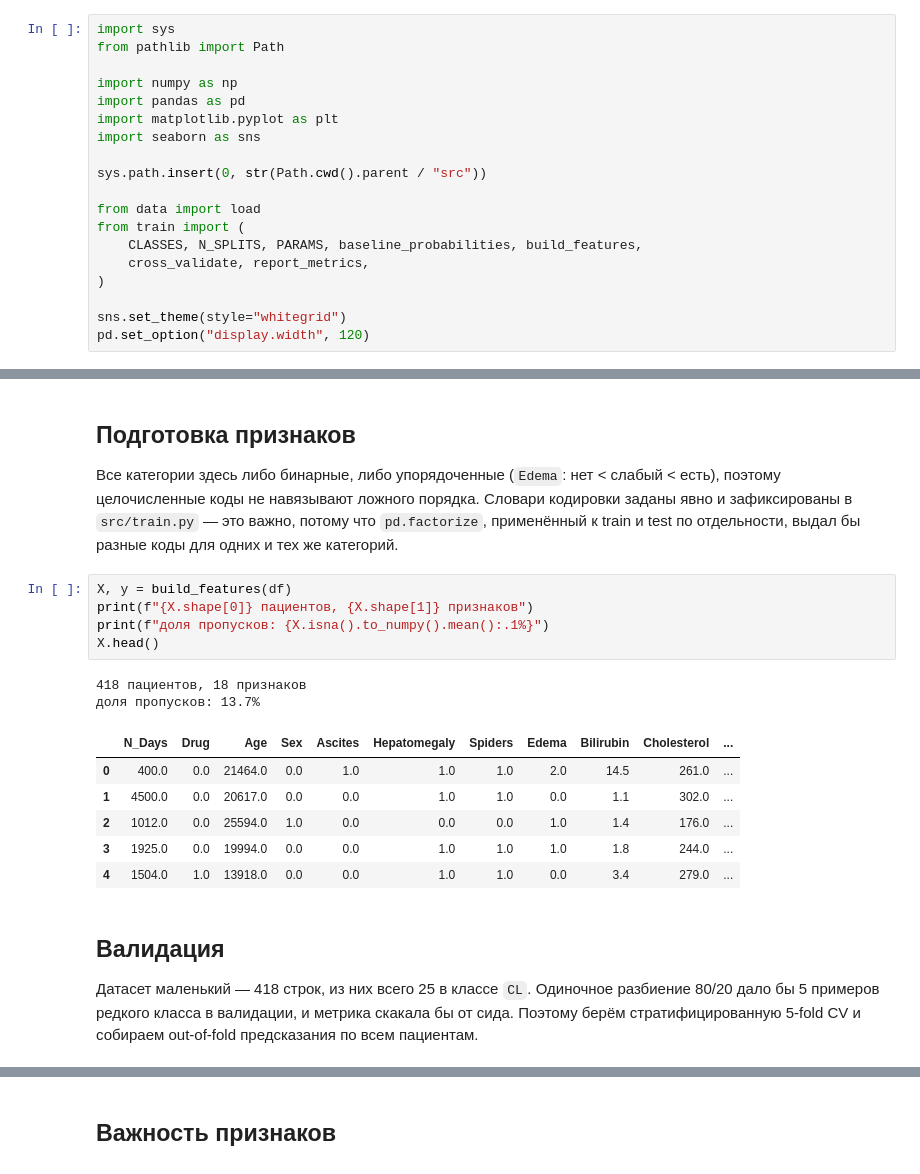
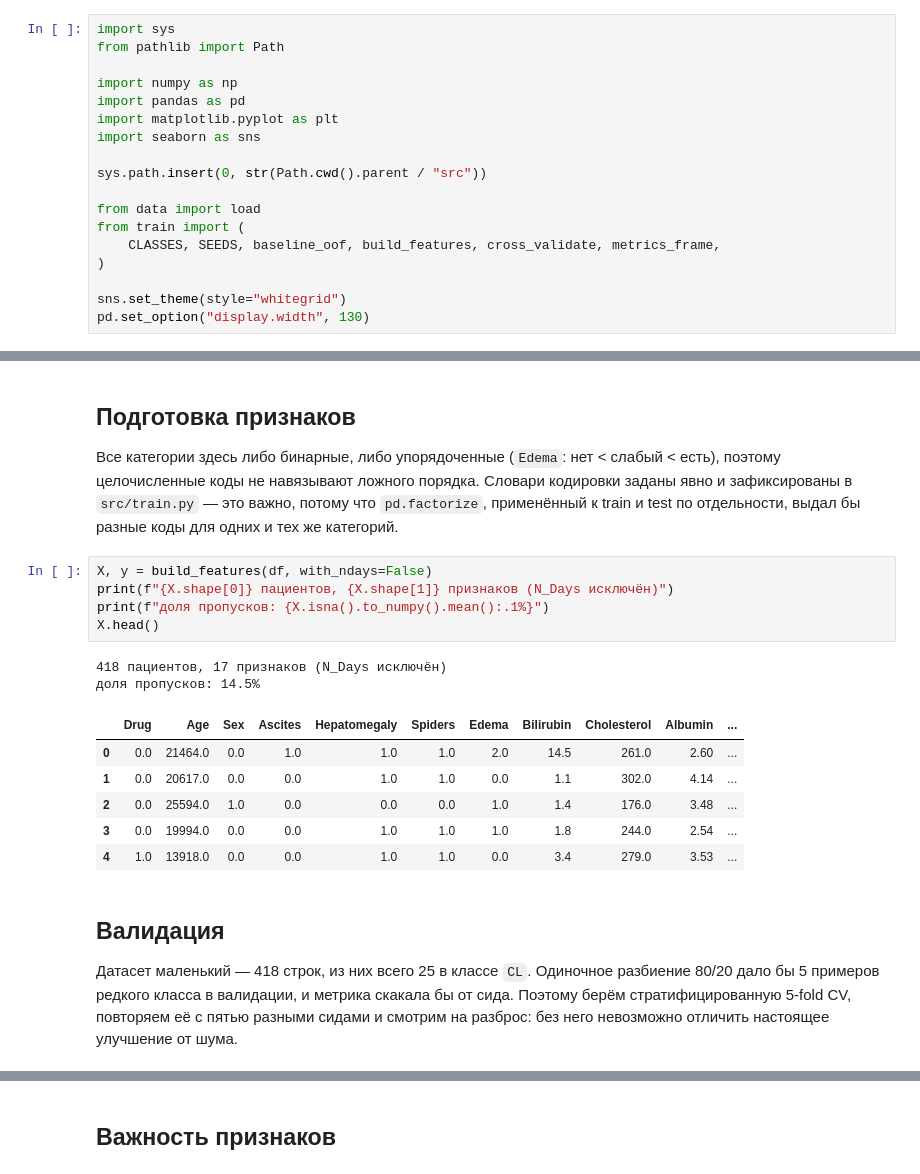
Before and after one commit to AnnaKazarian13/clustering-physical-activity, a Jupyter notebook: notebooks/medical_status_xgboost.ipynb, the cells around one changed output, grey strips where cells are left out. Saved outputs shown, nothing was run; the diff lists cells and outputs as text.

```diff
--- a/notebooks/medical_status_xgboost.ipynb
+++ b/notebooks/medical_status_xgboost.ipynb
@@ -21,12 +24,11 @@ sys.path.insert(0, str(Path.cwd().parent / "src"))
 
 from data import load
 from train import (
-    CLASSES, N_SPLITS, PARAMS, baseline_probabilities, build_features,
-    cross_validate, report_metrics,
+    CLASSES, SEEDS, baseline_oof, build_features, cross_validate, metrics_frame,
 )
 
 sns.set_theme(style="whitegrid")
-pd.set_option("display.width", 120)
+pd.set_option("display.width", 130)
 # %% [markdown]
 ## Данные
 # %%
@@ -110,23 +183,24 @@ plt.show()
 в `src/train.py` — это важно, потому что `pd.factorize`, применённый к train и test по
 отдельности, выдал бы разные коды для одних и тех же категорий.
 # %%
-X, y = build_features(df)
-print(f"{X.shape[0]} пациентов, {X.shape[1]} признаков")
+X, y = build_features(df, with_ndays=False)
+print(f"{X.shape[0]} пациентов, {X.shape[1]} признаков (N_Days исключён)")
 print(f"доля пропусков: {X.isna().to_numpy().mean():.1%}")
 X.head()
 # %% [output]
-418 пациентов, 18 признаков
-доля пропусков: 13.7%
+418 пациентов, 17 признаков (N_Days исключён)
+доля пропусков: 14.5%
-|  | N_Days | Drug | Age | Sex | Ascites | Hepatomegaly | Spiders | Edema | Bilirubin | Cholesterol | ... |
-| 0 | 400.0 | 0.0 | 21464.0 | 0.0 | 1.0 | 1.0 | 1.0 | 2.0 | 14.5 | 261.0 | ... |
-| 1 | 4500.0 | 0.0 | 20617.0 | 0.0 | 0.0 | 1.0 | 1.0 | 0.0 | 1.1 | 302.0 | ... |
-| 2 | 1012.0 | 0.0 | 25594.0 | 1.0 | 0.0 | 0.0 | 0.0 | 1.0 | 1.4 | 176.0 | ... |
-| 3 | 1925.0 | 0.0 | 19994.0 | 0.0 | 0.0 | 1.0 | 1.0 | 1.0 | 1.8 | 244.0 | ... |
-| 4 | 1504.0 | 1.0 | 13918.0 | 0.0 | 0.0 | 1.0 | 1.0 | 0.0 | 3.4 | 279.0 | ... |
+|  | Drug | Age | Sex | Ascites | Hepatomegaly | Spiders | Edema | Bilirubin | Cholesterol | Albumin | ... |
+| 0 | 0.0 | 21464.0 | 0.0 | 1.0 | 1.0 | 1.0 | 2.0 | 14.5 | 261.0 | 2.60 | ... |
+| 1 | 0.0 | 20617.0 | 0.0 | 0.0 | 1.0 | 1.0 | 0.0 | 1.1 | 302.0 | 4.14 | ... |
+| 2 | 0.0 | 25594.0 | 1.0 | 0.0 | 0.0 | 0.0 | 1.0 | 1.4 | 176.0 | 3.48 | ... |
+| 3 | 0.0 | 19994.0 | 0.0 | 0.0 | 1.0 | 1.0 | 1.0 | 1.8 | 244.0 | 2.54 | ... |
+| 4 | 1.0 | 13918.0 | 0.0 | 0.0 | 1.0 | 1.0 | 0.0 | 3.4 | 279.0 | 3.53 | ... |
 # %% [markdown]
 ## Валидация
 
 Датасет маленький — 418 строк, из них всего 25 в классе `CL`. Одиночное разбиение 80/20 дало бы
 5 примеров редкого класса в валидации, и метрика скакала бы от сида. Поэтому берём
-стратифицированную 5-fold CV и собираем out-of-fold предсказания по всем пациентам.
+стратифицированную 5-fold CV, повторяем её с пятью разными сидами и смотрим на разброс:
+без него невозможно отличить настоящее улучшение от шума.
 # %%
```
Also changed, not shown: parts of 27 cells of this notebook, 6 other files.
